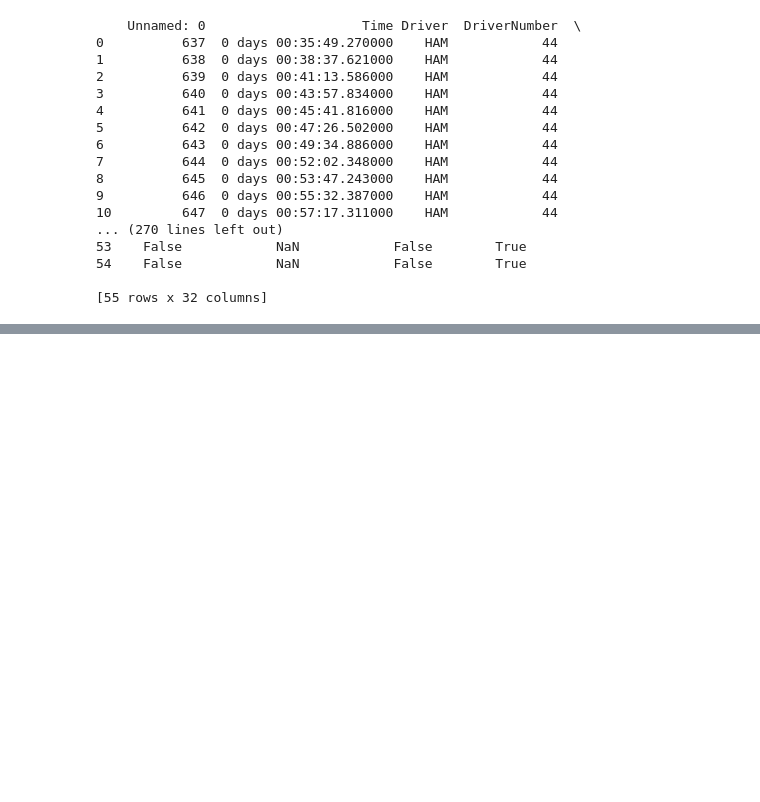
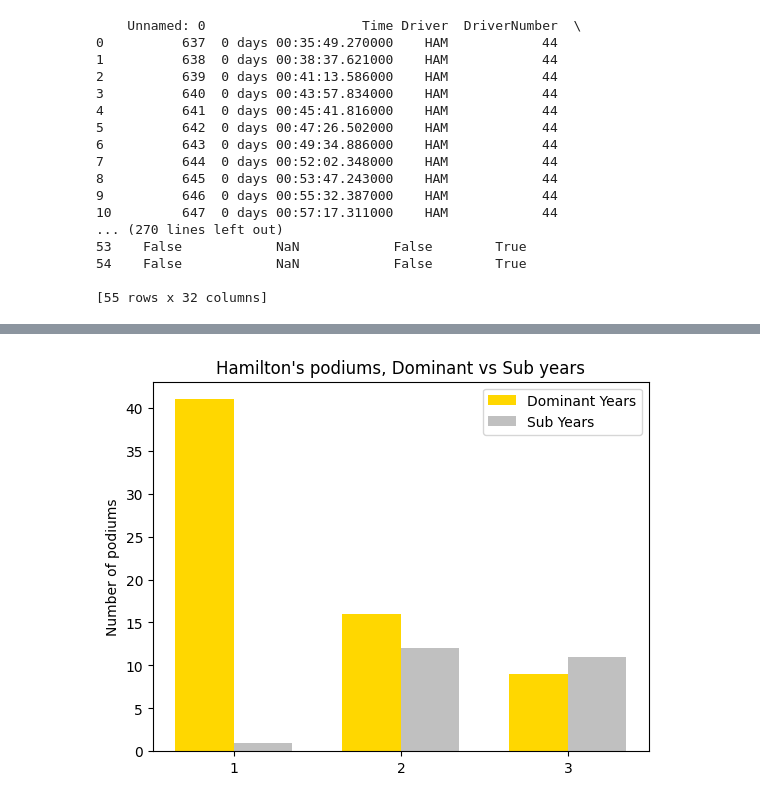
Before and after one commit to is2000/FastF1_LH44, a Jupyter notebook: lewis.ipynb, the cells around one changed output, grey strips where cells are left out. Saved outputs shown, nothing was run; the diff lists cells and outputs as text; code cells hidden in the pictures; blank space fills up the shorter version.

```diff
--- a/lewis.ipynb
+++ b/lewis.ipynb
@@ -98,0 +103,84 @@ print(df)
+# %%
+#dominant years
+years = [2018, 2019, 2020, 2021]
+data_path = Path("data")
+
+count_1_high = 0
+count_2_high = 0
+count_3_high = 0
+
+for year in years:
+    for file in data_path.glob(f"{year}_*_laps.csv"):
+        df = pd.read_csv(file)
+
+        last_lap_val = df['LapNumber'].max()
+        if pd.notna(last_lap_val):
+            last_lap = int(last_lap_val)
+            last_lap_data = df[df['LapNumber'] == last_lap]
+
+            if not last_lap_data.empty and pd.notna(last_lap_data['Position'].iloc[0]):
+                pos = int(last_lap_data['Position'].iloc[0])
+                if pos == 1:
+                    count_1_high += 1
+                elif pos == 2:
+                    count_2_high += 1
+                elif pos == 3:
+                    count_3_high += 1
+            else:
+                print(f"Position NaN in last lap for file {file.name}")
+        else:
+            print(f"No valid laps in file {file.name}")
+
+
+#not so dominant years
+years = [2022, 2023, 2024]
+data_path = Path("data")
+
+count_1_low = 0
+count_2_low = 0
+count_3_low = 0
+
+for year in years:
+    for file in data_path.glob(f"{year}_*_laps.csv"):
+        df = pd.read_csv(file)
+
+for year in years:
+    for file in data_path.glob(f"{year}_*_laps.csv"):
+        df = pd.read_csv(file)
+
+        last_lap_val = df['LapNumber'].max()
+        if pd.notna(last_lap_val):
+            last_lap = int(last_lap_val)
+            last_lap_data = df[df['LapNumber'] == last_lap]
+
+            if not last_lap_data.empty and pd.notna(last_lap_data['Position'].iloc[0]):
+                pos = int(last_lap_data['Position'].iloc[0])
+                if pos == 1:
+                    count_1_low += 1
+                elif pos == 2:
+                    count_2_low += 1
+                elif pos == 3:
+                    count_3_low += 1
+            else:
+                print(f"Position NaN in last lap for file {file.name}")
+        else:
+            print(f"No valid laps in file {file.name}")
+
+podium = [1,2,3]
+dominant_counts = [count_1_high, count_2_high, count_3_high]
+sub_counts = [count_1_low, count_2_low, count_3_low]
+
+x = np.arange(len(podium))
+width = 0.35
+
+fig, ax = plt.subplots()
+ax.bar(x - width/2, dominant_counts, width, label = 'Dominant Years', color = 'gold')
+ax.bar(x + width/2, sub_counts, width, label = 'Sub Years', color = 'silver')
+
+ax.set_xticks(x)
+ax.set_xticklabels(podium)
+ax.set_ylabel('Number of podiums')
+ax.set_title("Hamilton's podiums, Dominant vs Sub years")
+ax.legend()
+plt.show()
+# %% [output]
@@ -98,0 +197 @@ print(df)
+[figure, added]
```
Also changed, not shown: parts of 5 cells of this notebook.
